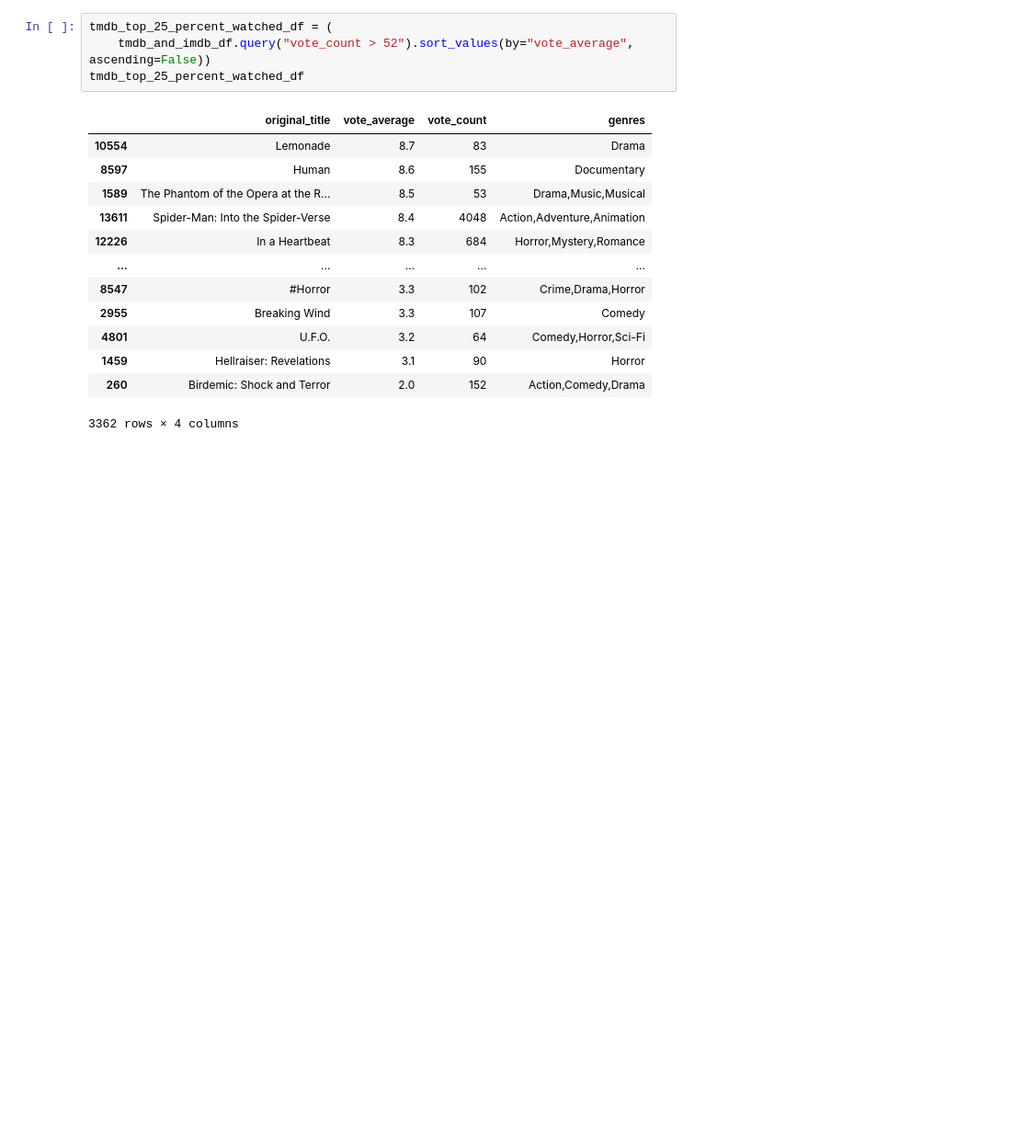
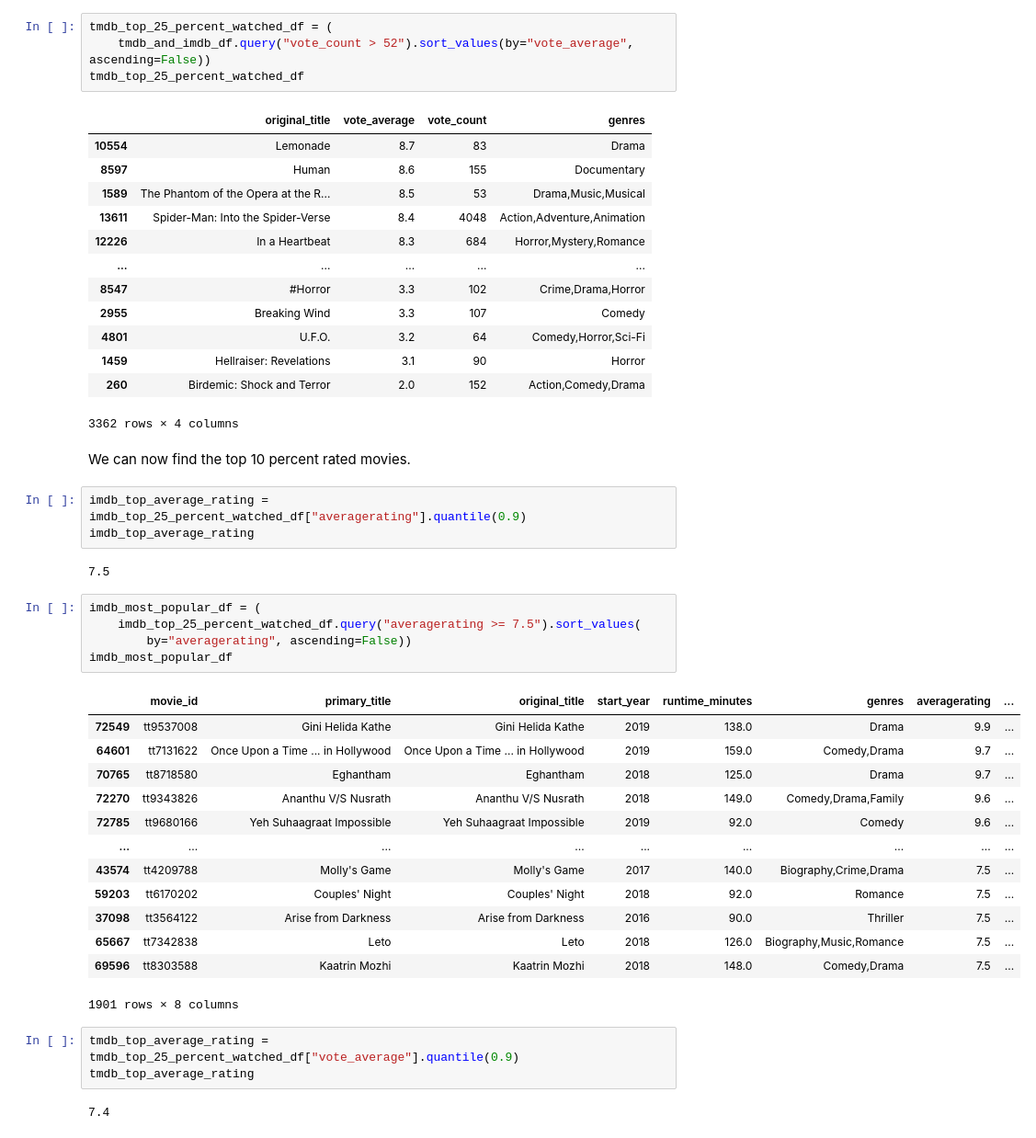
Before and after one commit to Collin9726/box-office-films-analysis, a Jupyter notebook: index.ipynb, the cells around one changed output. Shown at 92% size. Drawn from its saved outputs; the diff is of its cells as text; blank space fills up the shorter version.

Commit message:
Sorted dataframes for the highest rated and most viewed shows

```diff
--- a/index.ipynb
+++ b/index.ipynb
@@ -517,3 +517,34 @@ tmdb_top_25_percent_watched_df
 | 1459 | Hellraiser: Revelations | 3.1 | 90 | Horror |
 | 260 | Birdemic: Shock and Terror | 2.0 | 152 | Action,Comedy,Drama |
 3362 rows × 4 columns
+# %% [markdown]
+We can now find the top 10 percent rated movies.
+# %%
+imdb_top_average_rating = imdb_top_25_percent_watched_df["averagerating"].quantile(0.9)
+imdb_top_average_rating
+# %% [output]
+7.5
+# %%
+imdb_most_popular_df = (
+    imdb_top_25_percent_watched_df.query("averagerating >= 7.5").sort_values(
+        by="averagerating", ascending=False))
+imdb_most_popular_df
+# %% [output]
+|  | movie_id | primary_title | original_title | start_year | runtime_minutes | genres | averagerating | ... |
+| 72549 | tt9537008 | Gini Helida Kathe | Gini Helida Kathe | 2019 | 138.0 | Drama | 9.9 | ... |
+| 64601 | tt7131622 | Once Upon a Time ... in Hollywood | Once Upon a Time ... in Hollywood | 2019 | 159.0 | Comedy,Drama | 9.7 | ... |
+| 70765 | tt8718580 | Eghantham | Eghantham | 2018 | 125.0 | Drama | 9.7 | ... |
+| 72270 | tt9343826 | Ananthu V/S Nusrath | Ananthu V/S Nusrath | 2018 | 149.0 | Comedy,Drama,Family | 9.6 | ... |
+| 72785 | tt9680166 | Yeh Suhaagraat Impossible | Yeh Suhaagraat Impossible | 2019 | 92.0 | Comedy | 9.6 | ... |
+| ... | ... | ... | ... | ... | ... | ... | ... | ... |
+| 43574 | tt4209788 | Molly's Game | Molly's Game | 2017 | 140.0 | Biography,Crime,Drama | 7.5 | ... |
+| 59203 | tt6170202 | Couples' Night | Couples' Night | 2018 | 92.0 | Romance | 7.5 | ... |
+| 37098 | tt3564122 | Arise from Darkness | Arise from Darkness | 2016 | 90.0 | Thriller | 7.5 | ... |
+| 65667 | tt7342838 | Leto | Leto | 2018 | 126.0 | Biography,Music,Romance | 7.5 | ... |
+| 69596 | tt8303588 | Kaatrin Mozhi | Kaatrin Mozhi | 2018 | 148.0 | Comedy,Drama | 7.5 | ... |
+1901 rows × 8 columns
+# %%
+tmdb_top_average_rating = tmdb_top_25_percent_watched_df["vote_average"].quantile(0.9)
+tmdb_top_average_rating
+# %% [output]
+7.4
```
Also changed, not shown: parts of 2 cells of this notebook.
